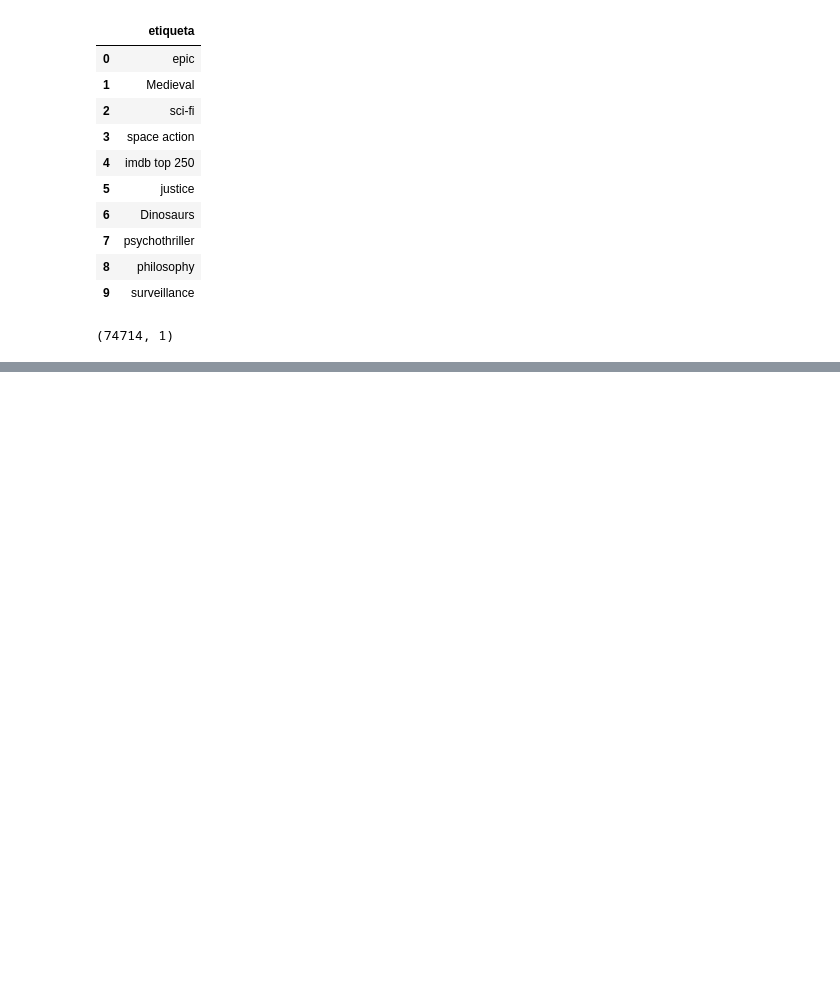
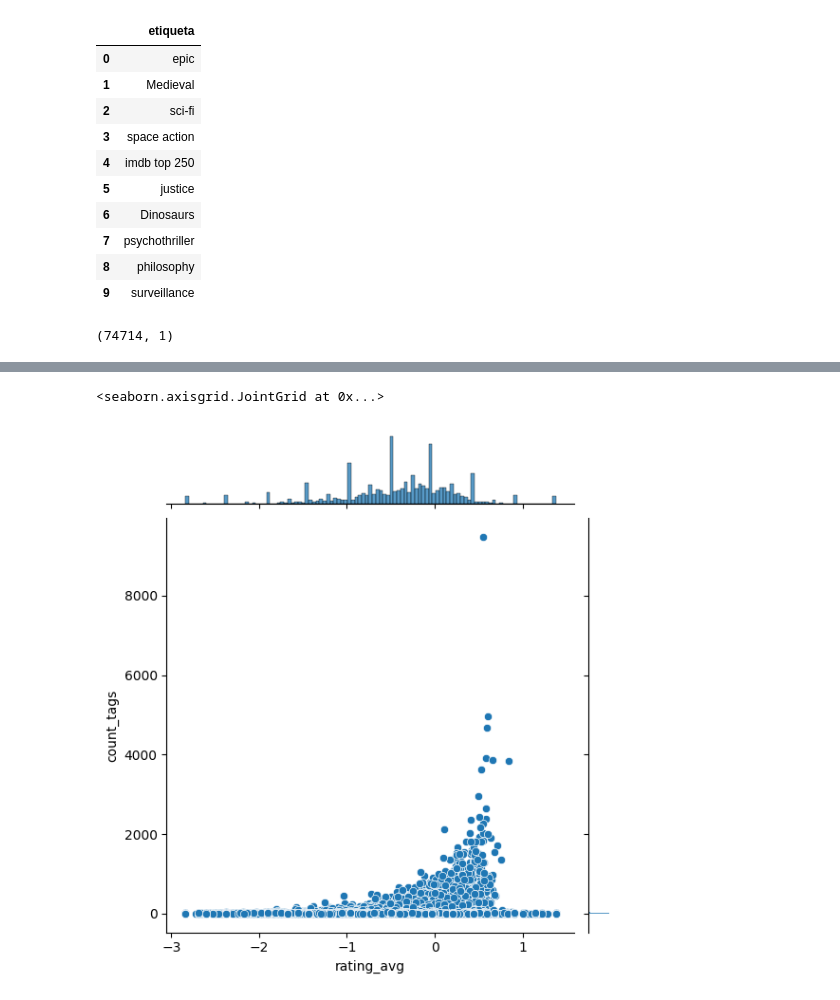
Before and after one commit to luismoroco/ScalableRecommendSystem, a Jupyter notebook: db-interact.ipynb, the cells around one changed output, grey strips where cells are left out. Cells and saved outputs as stored; diff of their text form; code cells hidden in the pictures; blank space fills up the shorter version.

```diff
--- a/db-interact.ipynb
+++ b/db-interact.ipynb
@@ -195,0 +352,3 @@ unique_tags.shape
+# %%
+df_mov = pd.read_csv('./data/preprocessed/movies_cleaned.csv')
+df_mov.head()
@@ -195,0 +362,3 @@ unique_tags.shape
+# %%
+df_mov = pd.merge(df_mov, tags_cleaned, on='movieId', how='left')
+df_mov.head()
@@ -195,0 +389,5 @@ unique_tags.shape
+# %%
+sns.jointplot(x='rating_avg', y='count_tags', data=df_mov)
+# %% [output]
+<seaborn.axisgrid.JointGrid at 0x...>
+[figure, added]
```
Also changed, not shown: parts of 31 cells of this notebook, 2 other files.
